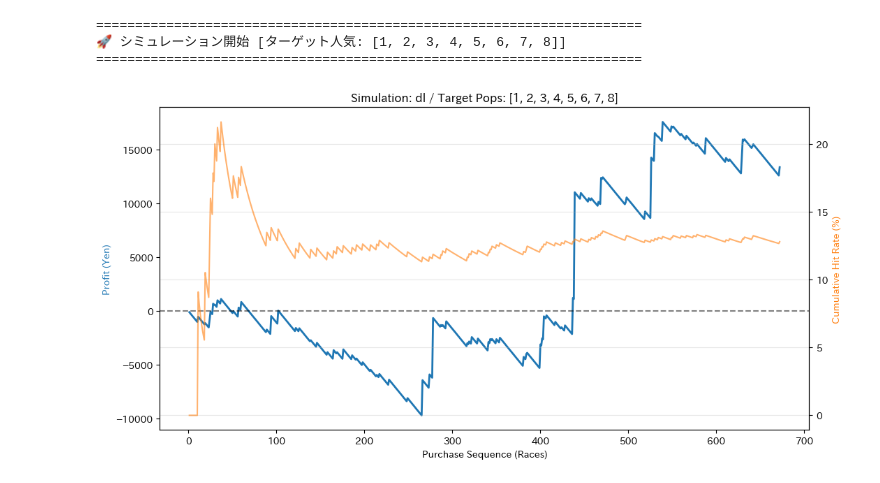
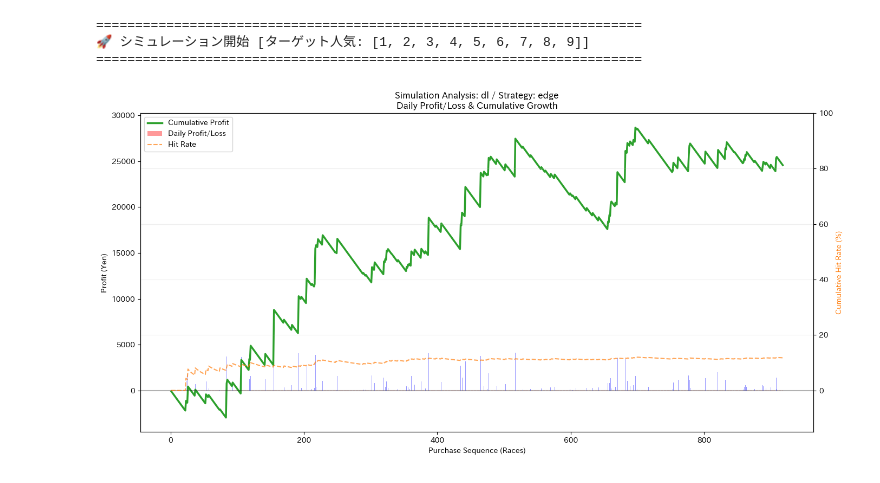
Before and after one commit to anniereon/keiba_ml, a Jupyter notebook: 通過順位の予想データを使う.ipynb, the cells around one changed output. Drawn from its saved outputs; the diff is of its cells as text; code cells hidden in the pictures.

```diff
--- a/通過順位の予想データを使う.ipynb
+++ b/通過順位の予想データを使う.ipynb
@@ -15,6 +15,7 @@ from tensorflow.keras.optimizers import Adam
 from sklearn.preprocessing import StandardScaler
 from tensorflow.keras.callbacks import EarlyStopping
 from sklearn.preprocessing import LabelEncoder
+import matplotlib.pyplot as plt
 
 # ===============================================================
 # ★★★ オプション設定変数 ★★★
@@ -79,7 +80,7 @@ def create_dl_model(input_dim):
 # データ読み込み
 # ===============================================================
 # target_num_horses = [8, 9, 10, 11, 12]
-target_num_horses = [8]
+target_num_horses = [9]
 target_course_ids = [
     102, 103, 201, 202, 301, 302, 402,
     501, 502, 601, 602, 700, 702, 802,
@@ -565,17 +566,18 @@ XGBoost              2151         775   36.03   76.34
 PROB_SOURCE = "dl" # "xgb" or "dl" or "ensemble"
 USE_STRICT_AGREEMENT = False
 CANDIDATE_SELECT_BY = "win_prob"  # "win_prob" or "expected_value"
-num_candidates = 8
+num_candidates = 9
 
 # --- 【新設定】購入対象とする人気のリスト ---
 # 例: [1, 2, 3] なら上位、[4, 5, 6, 7, 8] なら中穴など
-TARGET_POPULARITIES = [1, 2, 3, 4, 5, 6, 7, 8]
+# TARGET_POPULARITIES = [1, 2, 3, 4, 5, 6, 7, 8, 9]
+TARGET_POPULARITIES = list(range(1, num_candidates + 1))
 
 BET_STRATEGY = "edge"  # "dutching" or "edge"
 AVOID_NEGATIVE_RETURN = False
 RE_CALC_BY_EXCLUDING = True
 
-# 8頭
+# 8、9頭
 EV_THRESHOLD_MAP = {
     1: 1.50,
     2: 2.00,
@@ -604,14 +606,13 @@ EV_THRESHOLD_MAP = {
 # ===============================================================
 # 🏇 【最終工程】モンテカルロ・シミュレーション
 # ===============================================================
-import matplotlib.pyplot as plt
-
 print("\n" + "="*70)
 print(f"🚀 シミュレーション開始 [ターゲット人気: {TARGET_POPULARITIES}]")
 print("="*70)
 
 num_simulations = 1000
 bet_per_race = 100
+flat_bet_unit = 100
 all_unique_races = wf_all_xgb["race_id"].unique()
 # 学習データを除外した真のテストデータのみを対象
 target_races = all_unique_races[num_train_races:]
@@ -689,48 +690,91 @@ for rid in tqdm(target_races, desc="Monte Carlo Simulating"):
                 amounts = (edge / edge.sum()) * bet_per_race
             else:
                 amounts = edge * 0
+
+        # --- (3) 結果の反映 ---
         for i, (idx, row) in enumerate(ev_candidates.iterrows()):
-            race_df.loc[race_df["horse_number"] == row["horse_number"], ["is_purchased", "bet_amount"]] = [True, amounts.iloc[i]]
+            # horse_numberで紐づけて金額を書き込む
+            mask = (race_df["horse_number"] == row["horse_number"])
+            race_df.loc[mask, "is_purchased"] = True
+            race_df.loc[mask, "bet_amount"] = amounts.iloc[i]
+            race_df.loc[mask, "bet_amount_flat"] = flat_bet_unit
 
-    race_df["payout"] = (race_df["finish_rank"] == 1).astype(int) * race_df["odds"] * race_df["bet_amount"]
+    is_win = (race_df["finish_rank"] == 1).astype(int)
+    race_df["payout"] = is_win * race_df["odds"] * race_df["bet_amount"]
+    race_df["payout_flat"] = is_win * race_df["odds"] * race_df.get("bet_amount_flat", 0.0)
     all_horses_log.append(race_df)
     if race_df["is_purchased"].any():
         mc_bet_results.append(race_df[race_df["is_purchased"]])
 
 # --- 集計と可視化 ---
 df_full_log = pd.concat(all_horses_log)
 df_full_log.to_csv("C:\\Users\\ryo\\Downloads\\simulation_detail_log.csv", index=False, encoding="utf-8-sig")
 
 if mc_bet_results:
     df_res = pd.concat(mc_bet_results)
     # レース単位の集計
     race_summary = df_res.groupby("race_id").agg({"bet_amount": "sum", "payout": "sum"}).reset_index()
-    race_summary["cumulative_profit"] = (race_summary["payout"] - race_summary["bet_amount"]).cumsum()
+
+    # 1レースごとの収支（利益/損失）を計算
+    race_summary["profit_per_race"] = race_summary["payout"] - race_summary["bet_amount"]
+    race_summary["cumulative_profit"] = race_summary["profit_per_race"].cumsum()
     race_summary["hit_rate"] = ((race_summary["payout"] > 0).astype(int).cumsum() / (race_summary.index + 1)) * 100
 
     # グラフ表示
-    fig, ax1 = plt.subplots(figsize=(12, 6))
+    fig, ax1 = plt.subplots(figsize=(14, 7))
     x = range(1, len(race_summary) + 1)
 
-    ax1.plot(x, race_summary["cumulative_profit"], color="tab:blue", label="Cumulative Profit", linewidth=2)
+    # 1. 1レースごとの収支を棒グラフで表示
+    # プラスなら緑、マイナスなら赤で色分けするぴょ！
+    colors = ['blue' if p > 0 else 'red' for p in race_summary["profit_per_race"]]
+    ax1.bar(x, race_summary["profit_per_race"], color=colors, alpha=0.4, label="Daily Profit/Loss")
+
+    # 2. 累計収支を折れ線グラフで表示
+    ax1.plot(x, race_summary["cumulative_profit"], color="tab:green", label="Cumulative Profit", linewidth=2.5)
+
     ax1.set_xlabel("Purchase Sequence (Races)")
-    ax1.set_ylabel("Profit (Yen)", color="tab:blue")
-    ax1.axhline(0, color='black', linestyle='--', alpha=0.5)
+    ax1.set_ylabel("Profit (Yen)", color="black")
+    ax1.axhline(0, color='black', linestyle='-', alpha=0.3) # ゼロライン
 
+    # 3. 的中率を右軸に表示
     ax2 = ax1.twinx()
-    ax2.plot(x, race_summary["hit_rate"], color="tab:orange", label="Hit Rate", alpha=0.6)
+    ax2.plot(x, race_summary["hit_rate"], color="tab:orange", label="Hit Rate", alpha=0.7, linestyle='--')
     ax2.set_ylabel("Cumulative Hit Rate (%)", color="tab:orange")
+    # ax2.set_ylim(0, 100) # 的中率は0-100%で固定
 
-    plt.title(f"Simulation: {PROB_SOURCE} / Target Pops: {TARGET_POPULARITIES}")
-    plt.grid(True, alpha=0.3)
+
+
+# 収支軸(ax1)の上下限を取得
+    y1_min, y1_max = ax1.get_ylim()
+    # 収支の0ラインがグラフの下から何％の位置にあるか計算
+    zero_pos_ratio = (0 - y1_min) / (y1_max - y1_min)
+    # 的中率の0がその位置に来るように、的中率軸(ax2)の最小値を計算
+    # 的中率の最大が100%とした場合：(100 - y2_min) * zero_pos_ratio + y2_min = 0
+    # つまり y2_min = -100 * zero_pos_ratio / (1 - zero_pos_ratio)
+    y2_max = 100
+    y2_min = - (y2_max * zero_pos_ratio) / (1 - zero_pos_ratio)
+    ax2.set_ylim(y2_min, y2_max)
+
+
+
+    # タイトルと凡例
+    plt.title(f"Simulation Analysis: {PROB_SOURCE} / Strategy: {BET_STRATEGY}\nDaily Profit/Loss & Cumulative Growth")
+
+    # 凡例をまとめて表示
+    lines1, labels1 = ax1.get_legend_handles_labels()
+    lines2, labels2 = ax2.get_legend_handles_labels()
+    ax1.legend(lines1 + lines2, labels1 + labels2, loc='upper left')
+
+    plt.grid(True, alpha=0.2)
+    plt.tight_layout()
     plt.show()
 
     print(f"\n✅ 回収率: {df_res['payout'].sum() / df_res['bet_amount'].sum() * 100:.2f}%")
     print(f"✅ 的中率: {race_summary['hit_rate'].iloc[-1]:.2f}% (購入:{len(race_summary)}R / 全体:{len(target_races)}R)")
 else:
     print("\n❌ 条件に合う馬が見つかりませんでした。")
 # %% [output]
 ======================================================================
-🚀 シミュレーション開始 [ターゲット人気: [1, 2, 3, 4, 5, 6, 7, 8]]
+🚀 シミュレーション開始 [ターゲット人気: [1, 2, 3, 4, 5, 6, 7, 8, 9]]
 ======================================================================
-[figure, old version]
+[figure, new version]
```
Also changed, not shown: parts of 5 cells of this notebook.
